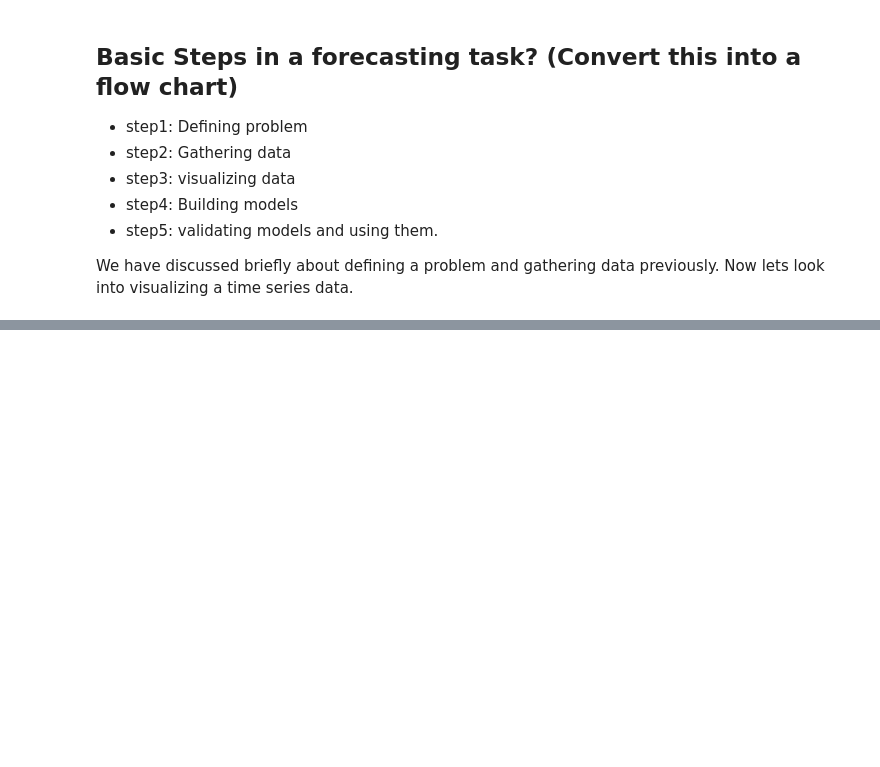
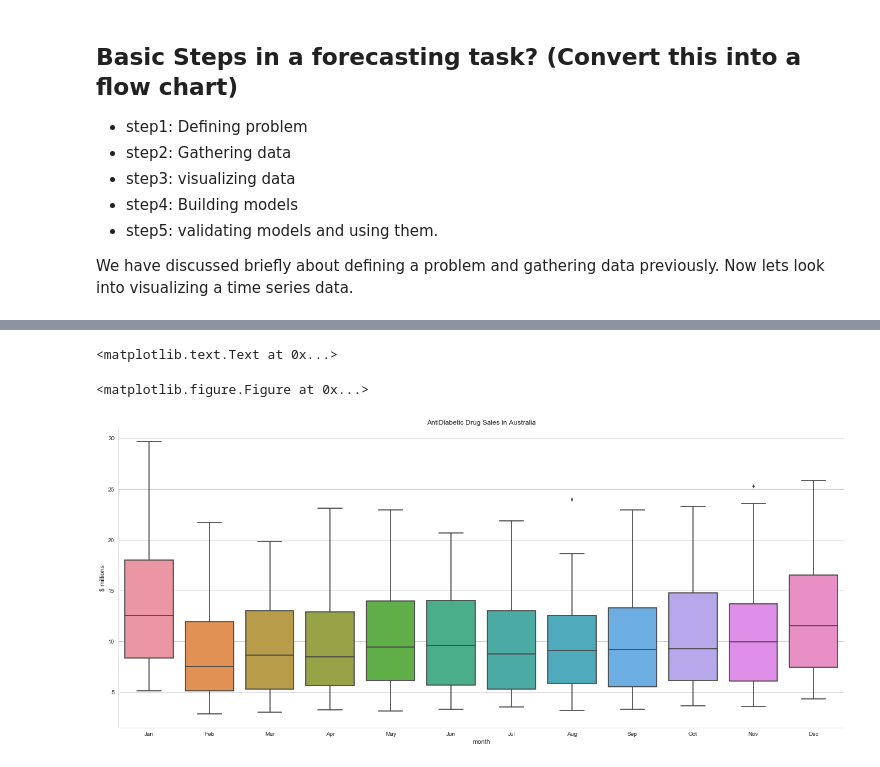
Before and after one commit to prakashjayy/Time_Series_Course, a Jupyter notebook: Session-1.ipynb, the cells around one changed output, grey strips where cells are left out. Cells and saved outputs as stored; diff of their text form; code cells hidden in the pictures; blank space fills up the shorter version.

```diff
--- a/Session-1.ipynb
+++ b/Session-1.ipynb
@@ -85,0 +137,11 @@ ts.head()
+# %%
+plt.figure(figsize=(16, 7))
+sns.factorplot(x="month", y="y", data=ts, kind="box", x_order=['Jan', 'Feb', 'Mar', 'Apr', 'May', 'Jun', 'Jul', 'Aug',
+       'Sep', 'Oct', 'Nov', 'Dec'], size=8, aspect=float(16/7))
+plt.xlabel("month")
+plt.ylabel("$ millions")
+plt.title("AntiDiabetic Drug Sales in Australia")
+# %% [output]
+<matplotlib.text.Text at 0x...>
+<matplotlib.figure.Figure at 0x...>
+[figure, added]
```
Also changed, not shown: parts of 16 cells of this notebook, 4 other files.
